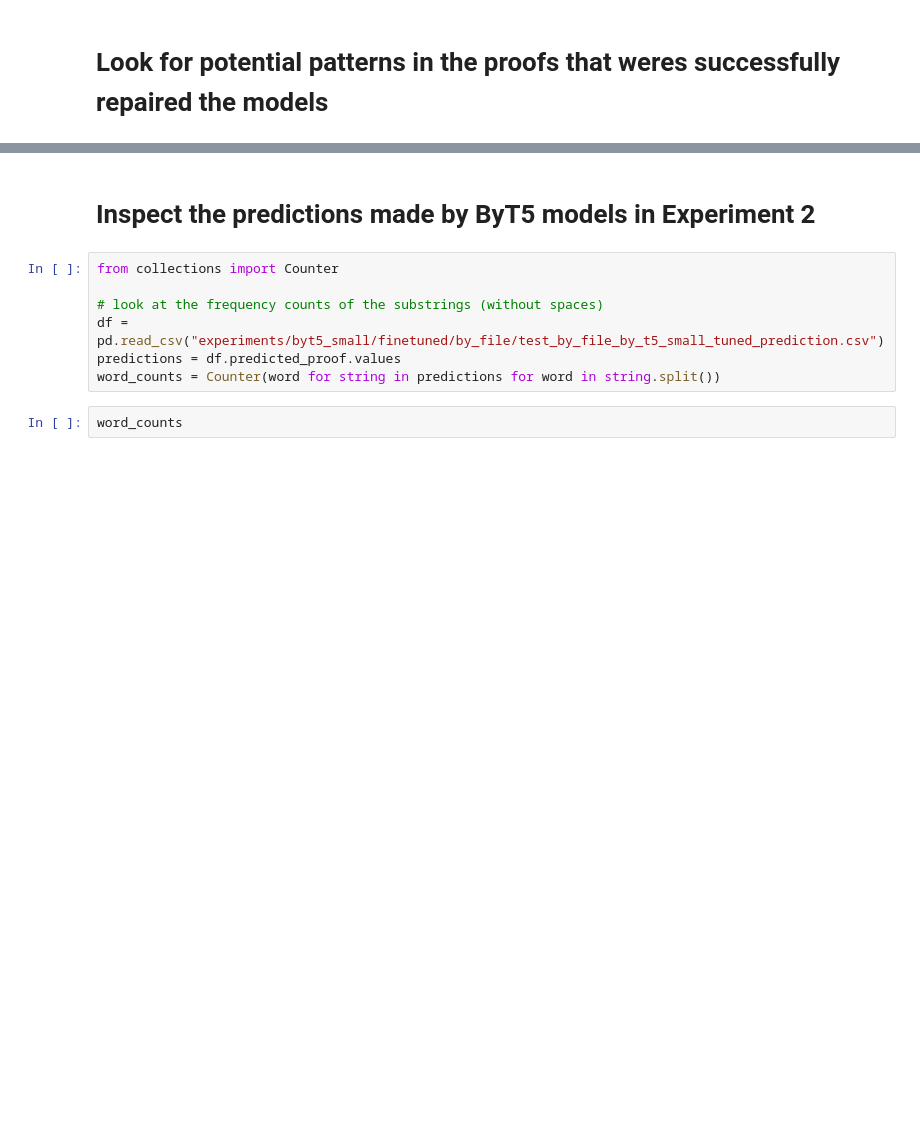
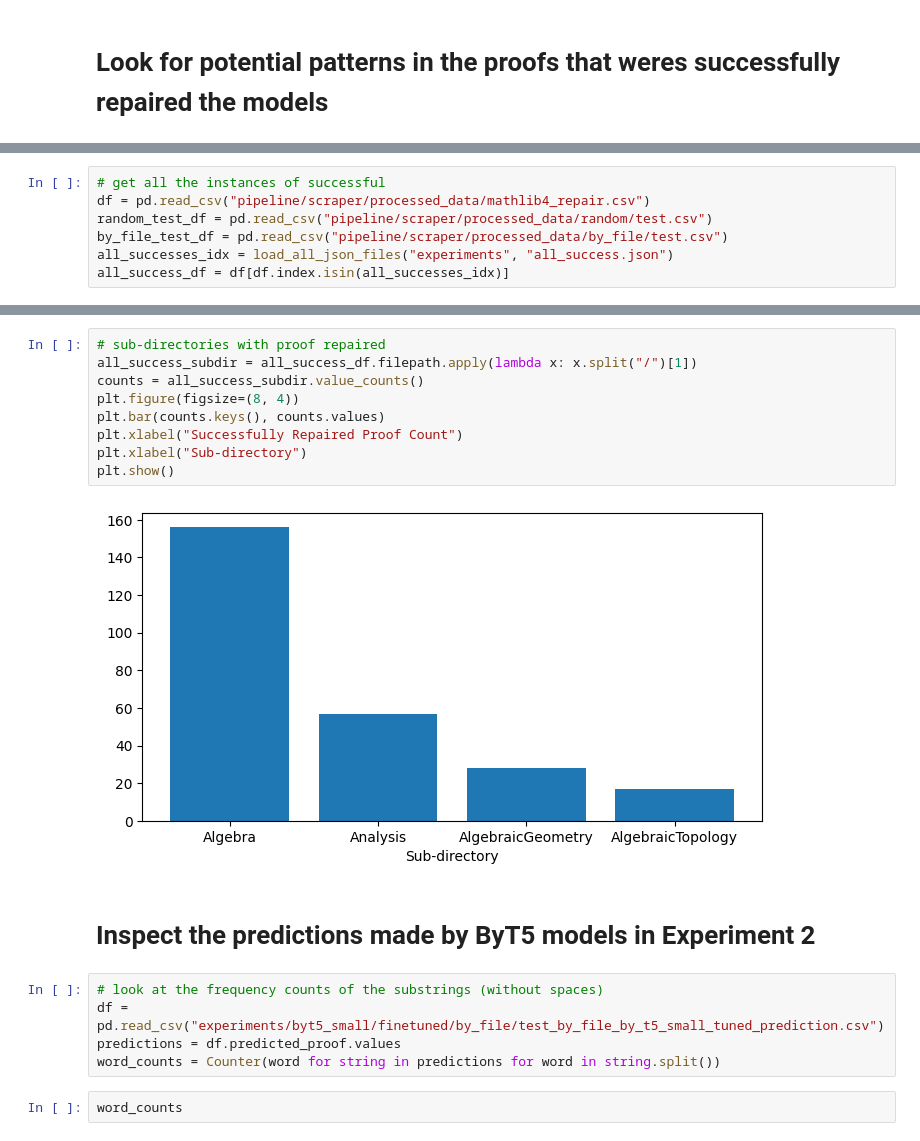
Before and after one commit to monkeytim19/proof-repair-LLM-Lean4, a Jupyter notebook: results_inspection.ipynb, the cells around one changed output, grey strips where cells are left out. Drawn from its saved outputs; the diff is of its cells as text; blank space fills up the shorter version.

```diff
--- a/results_inspection.ipynb
+++ b/results_inspection.ipynb
@@ -17,3 +20,10 @@ def load_all_json_files(root_dir):
                 combined_list.extend(data)
 
     return combined_list
+# %%
+# get all the instances of successful
+df = pd.read_csv("pipeline/scraper/processed_data/mathlib4_repair.csv")
+random_test_df = pd.read_csv("pipeline/scraper/processed_data/random/test.csv")
+by_file_test_df = pd.read_csv("pipeline/scraper/processed_data/by_file/test.csv")
+all_successes_idx = load_all_json_files("experiments", "all_success.json")
+all_success_df = df[df.index.isin(all_successes_idx)]
@@ -20,8 +73,17 @@ def load_all_json_files(root_dir):
+# %%
+# sub-directories with proof repaired
+all_success_subdir = all_success_df.filepath.apply(lambda x: x.split("/")[1])
+counts = all_success_subdir.value_counts()
+plt.figure(figsize=(8, 4))
+plt.bar(counts.keys(), counts.values)
+plt.xlabel("Successfully Repaired Proof Count")
+plt.xlabel("Sub-directory")
+plt.show()
+# %% [output]
+[figure, added]
 # %% [markdown]
 # Inspect the predictions made by ByT5 models in Experiment 2
 # %%
-from collections import Counter
-
 # look at the frequency counts of the substrings (without spaces)
 df = pd.read_csv("experiments/byt5_small/finetuned/by_file/test_by_file_by_t5_small_tuned_prediction.csv")
 predictions = df.predicted_proof.values
```
Also changed, not shown: parts of 5 cells of this notebook.
